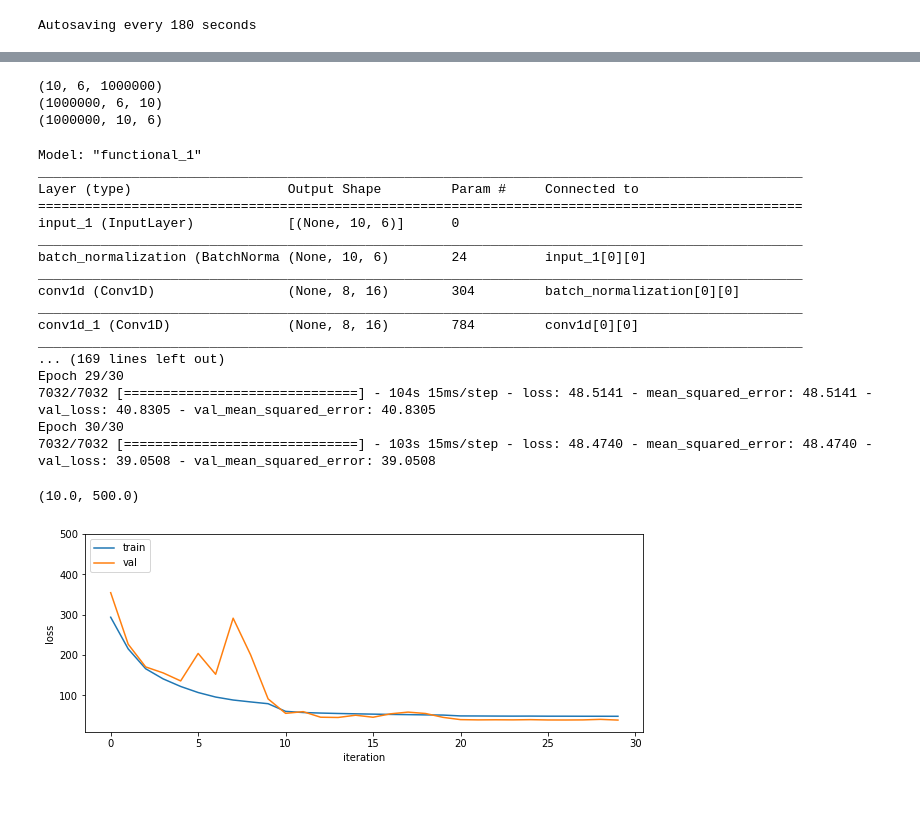
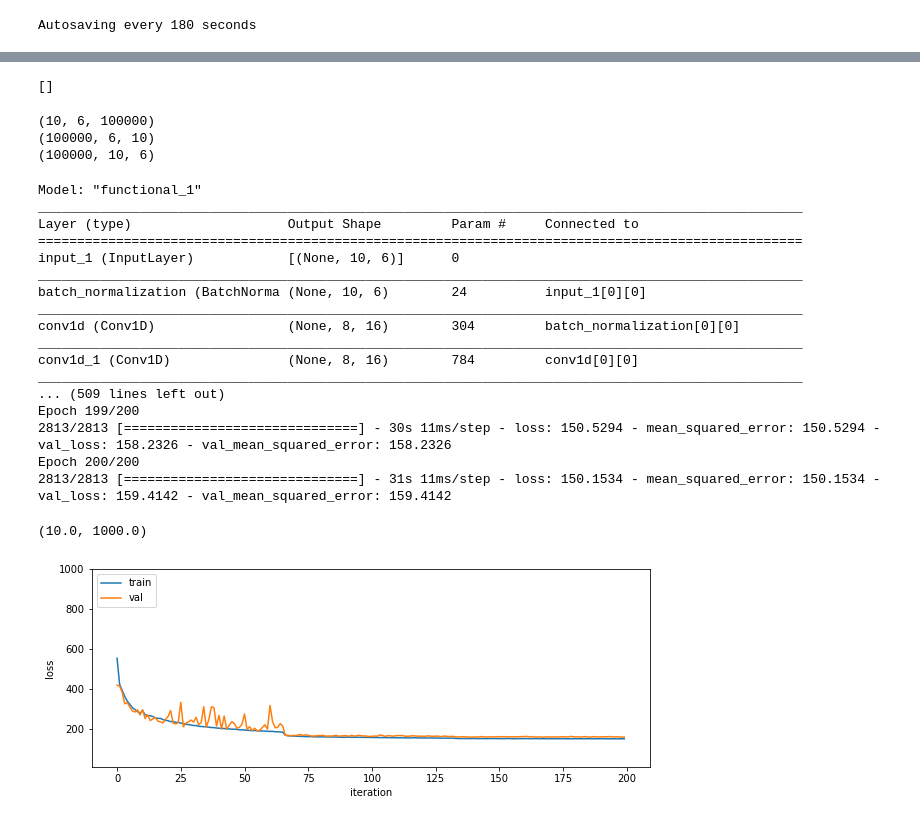
Before and after one commit to mcdermatt/dnn, a Jupyter notebook: human_pose_estimation/notebook.ipynb, the cells around one changed output, grey strips where cells are left out. Drawn from its saved outputs; the diff is of its cells as text; code cells hidden in the pictures.

```diff
--- a/human_pose_estimation/notebook.ipynb
+++ b/human_pose_estimation/notebook.ipynb
@@ -29,10 +29,8 @@ Autosaving every 180 seconds
 
 #data comes from two files
 #1) n trajectories in xyz space, each length m
-# traj = np.loadtxt(open("simulation/data/traj1M.txt", "rb"), delimiter=",")
-# traj = np.loadtxt(open("simulation/data/traj_random100k.txt", "rb"), delimiter=",")
-traj = np.loadtxt(open("simulation/data/traj_with_angs_1M.txt", "rb"), delimiter=",")
-
+# traj = np.loadtxt(open("C:/Users/Derm/Desktop/traj_with_angs_1M.txt", "rb"), delimiter=",")
+traj = np.loadtxt(open("simulation/data/traj_9DOF_100k.txt", "rb"), delimiter=",")
 
 trajPts = np.shape(traj)[0] #points per trajectory
 # numTraj = np.shape(traj)[1]//3 #number of total trajectories
@@ -44,8 +42,8 @@ numTraj = np.shape(traj)[1]//6 #number of total trajectories
 
 
 #2) 7 joint angles at the end of the sequence
-jointPos = np.loadtxt(open("simulation/data/jointPos_with_angs_1M.txt", "rb"), delimiter=",")
-# jointPos = np.loadtxt(open("simulation/data/jointPos_random100k.txt", "rb"), delimiter=",")
+# jointPos = np.loadtxt(open("C:/Users/Derm/Desktop/jointPos_with_angs_1M.txt", "rb"), delimiter=",")
+jointPos = np.loadtxt(open("simulation/data/jointPos_9DOF_100k.txt", "rb"), delimiter=",")
 
 # print(traj[-1])
 # print(jointPos[0])
@@ -80,3 +50,15 @@ print(jointPos[17336])
+# %%
+#find and fix errors in data (small number of trials had huge joint angles)
+err = np.argwhere(np.abs(jointPos) > 200)
+print(err)
+
+for i in err[:,0]:
+    print(jointPos[i])
+    jointPos[i] = jointPos[int(np.floor(np.random.rand()*np.shape(jointPos)[0]))]
+
+# print(jointPos[17336])
+# %% [output]
+[]
 # %%
 #reshape traj data into 3d numpy array
 # t = np.zeros([trajPts,3,numTraj]) #net 1
@@ -99,9 +81,9 @@ print(np.shape(t)) #[numTraj, xyz, trajPts]
 t = np.swapaxes(t,1,2)
 print(np.shape(t))
 # %% [output]
-(10, 6, 1000000)
-(1000000, 6, 10)
-(1000000, 10, 6)
+(10, 6, 100000)
+(100000, 6, 10)
+(100000, 10, 6)
 # %%
 # from network import Net1 #optim for 1M linear dataset (not ideal because used inconsistant timesteps in solver)
 # from network import Net2 #optim for 100k time varying
@@ -117,9 +100,10 @@ y_train = tf.convert_to_tensor(jointPos,np.float32)
 # print(x_train[0,:,1])
 # %%
 # model = Net1()
-model = Net3()
+# model = Net3()
+model = Net4()
 
-runLen = 30
+runLen = 200
 
 def scheduler(epoch, lr):
 #     part1 = 2*runLen//3
@@ -174,7 +158,13 @@ callback = tf.keras.callbacks.LearningRateScheduler(scheduler)
 #             adding another layer of 1024 (reaches val error of ~81.5 in <30 epoch)
 
 # for 1M dataset with endpoint angles
-trace = model.fit(x=x_train, y=y_train, batch_size=128, epochs=runLen, verbose=1,
+# trace = model.fit(x=x_train, y=y_train, batch_size=128, epochs=runLen, verbose=1,
+#                   validation_split=0.1, callbacks = [callback], shuffle=True)
+#new changes: added 512 layers back in
+
+
+# for 10k 9DOF dataset with endpoint angles
+trace = model.fit(x=x_train, y=y_train, batch_size=32, epochs=runLen, verbose=1,
                   validation_split=0.1, callbacks = [callback], shuffle=True)
 #new changes: added 512 layers back in
 # %% [output]
@@ -190,22 +180,22 @@ conv1d (Conv1D)                 (None, 8, 16)        304         batch_normaliza
 __________________________________________________________________________________________________
 conv1d_1 (Conv1D)               (None, 8, 16)        784         conv1d[0][0]
 __________________________________________________________________________________________________
-... (169 lines left out)
-Epoch 29/30
-7032/7032 [==============================] - 104s 15ms/step - loss: 48.5141 - mean_squared_error: 48.5141 - val_loss: 40.8305 - val_mean_squared_error: 40.8305
-Epoch 30/30
-7032/7032 [==============================] - 103s 15ms/step - loss: 48.4740 - mean_squared_error: 48.4740 - val_loss: 39.0508 - val_mean_squared_error: 39.0508
+... (509 lines left out)
+Epoch 199/200
+2813/2813 [==============================] - 30s 11ms/step - loss: 150.5294 - mean_squared_error: 150.5294 - val_loss: 158.2326 - val_mean_squared_error: 158.2326
+Epoch 200/200
+2813/2813 [==============================] - 31s 11ms/step - loss: 150.1534 - mean_squared_error: 150.1534 - val_loss: 159.4142 - val_mean_squared_error: 159.4142
 # %%
 plt.subplot(2, 1, 1)
 plt.plot(trace.history['loss'], '-')
 plt.plot(trace.history['val_loss'], '-')
 plt.legend(['train', 'val'], loc='upper left')
 plt.xlabel('iteration')
 plt.ylabel('loss')
-plt.ylim(10,500)
+plt.ylim(10,1000)
 # %% [output]
-(10.0, 500.0)
+(10.0, 1000.0)
-[figure, old version]
+[figure, new version]
 # %%
 #test model- IMPORTANT TO USE NEVER BEFORE SEEN DATA
 
```
Also changed, not shown: parts of 6 cells of this notebook, 21 other files.
